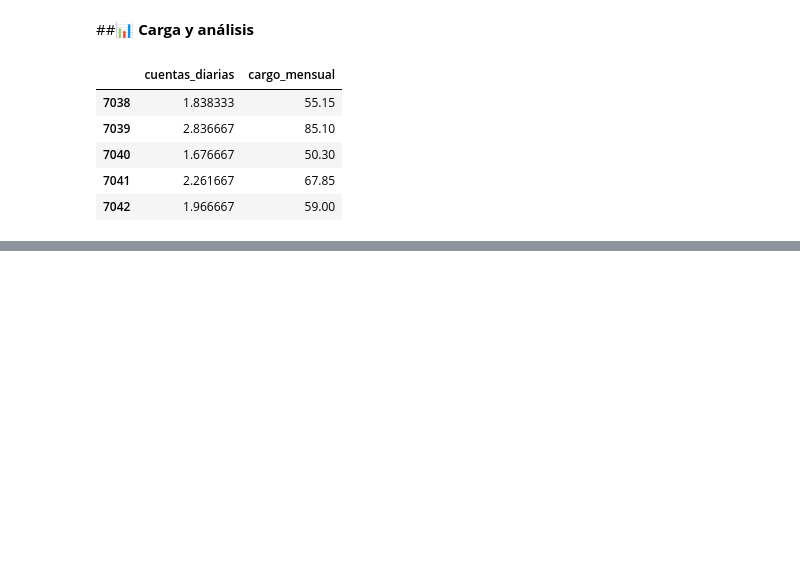
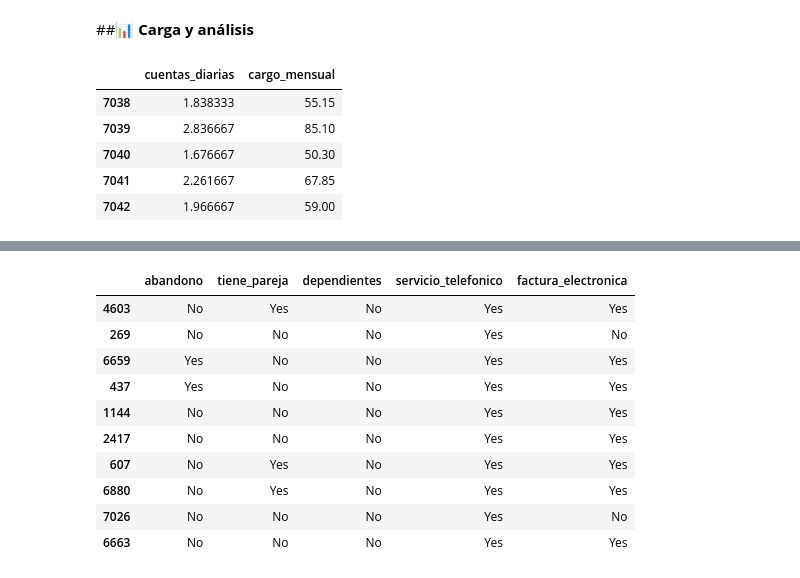
Before and after one commit to Nataliahfk/Telecom-X_-segundo-challenge, a Jupyter notebook: Telecom_X_Clallenge_Latam.ipynb, the cells around one changed output, grey strips where cells are left out. Drawn from its saved outputs; the diff is of its cells as text; code cells hidden in the pictures; blank space fills up the shorter version.

```diff
--- a/Telecom_X_Clallenge_Latam.ipynb
+++ b/Telecom_X_Clallenge_Latam.ipynb
@@ -423,0 +437,15 @@ df_normalizado[['cuentas_diarias','cargo_mensual']].tail()
+# %%
+columnas_binario = ['abandono','tiene_pareja', 'dependientes', 'servicio_telefonico','factura_electronica']
+df_normalizado[columnas_binario].sample(10)
+# %% [output]
+|  | abandono | tiene_pareja | dependientes | servicio_telefonico | factura_electronica |
+| 4603 | No | Yes | No | Yes | Yes |
+| 269 | No | No | No | Yes | No |
+| 6659 | Yes | No | No | Yes | Yes |
+| 437 | Yes | No | No | Yes | Yes |
+| 1144 | No | No | No | Yes | Yes |
+| 2417 | No | No | No | Yes | Yes |
+| 607 | No | Yes | No | Yes | Yes |
+| 6880 | No | Yes | No | Yes | Yes |
+| 7026 | No | No | No | Yes | No |
+| 6663 | No | No | No | Yes | Yes |
```
Also changed, not shown: parts of 6 cells of this notebook.
